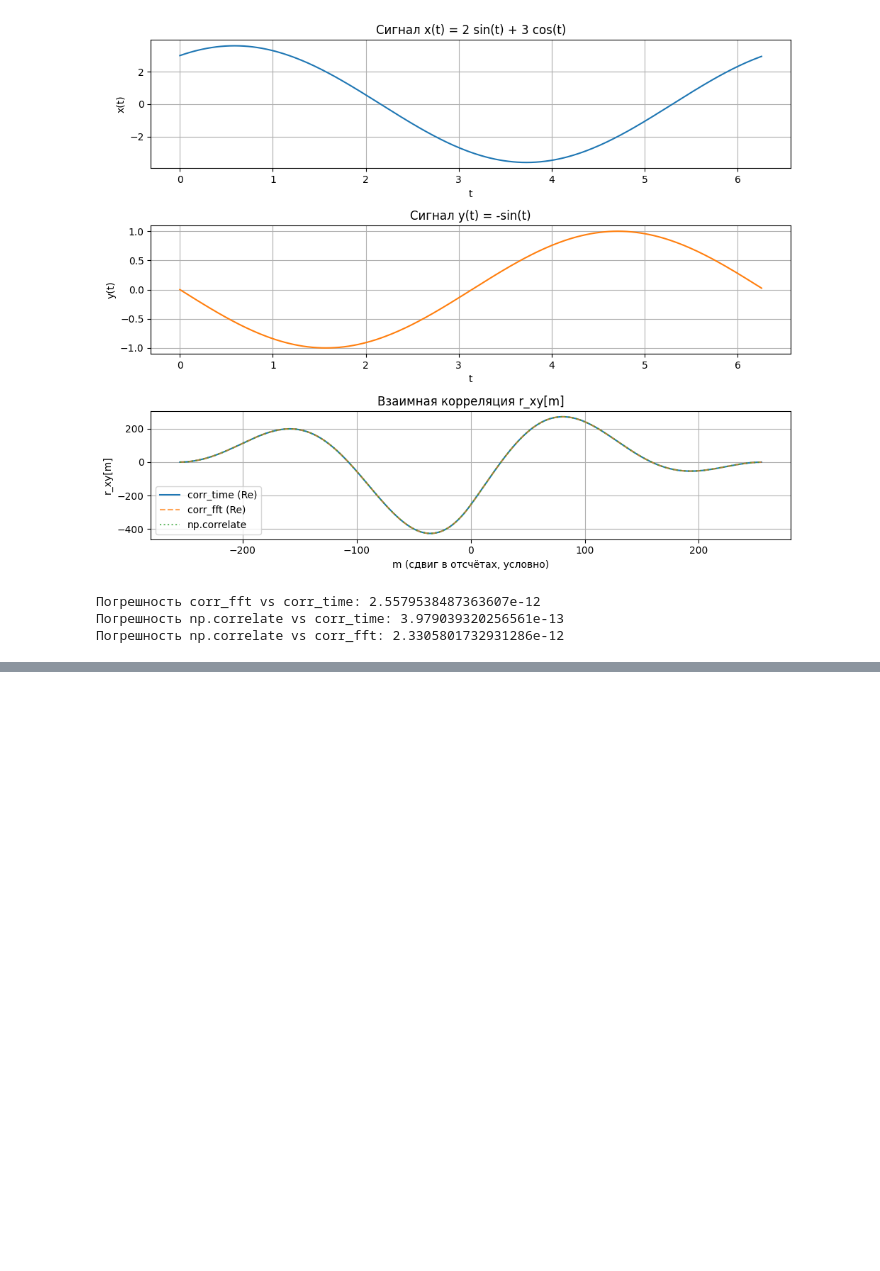
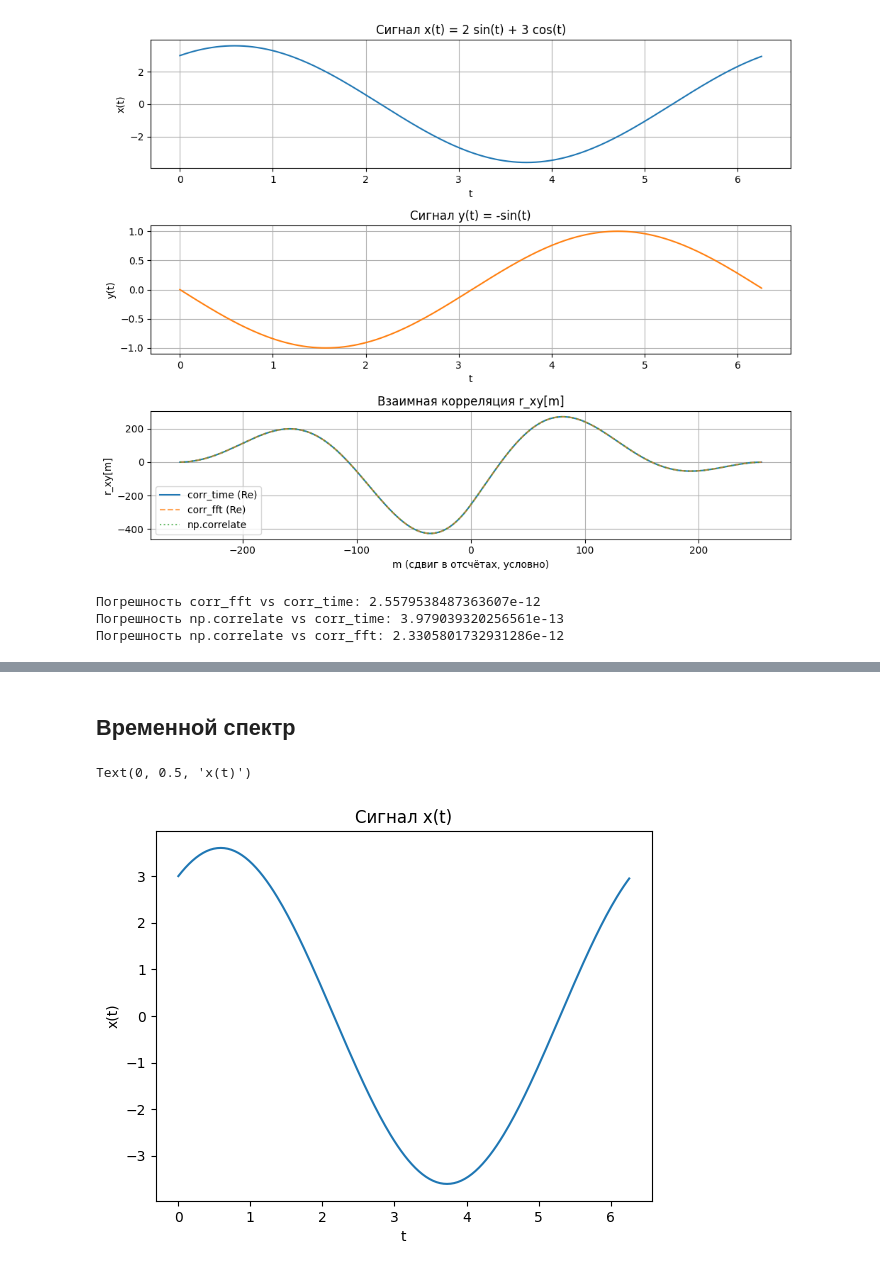
Before and after one commit to Silvarious9862/cosii, a Jupyter notebook: sem1/lab1/notebooks/theory.ipynb, the cells around one changed output, grey strips where cells are left out. Saved outputs shown, nothing was run; the diff lists cells and outputs as text; code cells hidden in the pictures; blank space fills up the shorter version.

```diff
--- a/sem1/lab1/notebooks/theory.ipynb
+++ b/sem1/lab1/notebooks/theory.ipynb
@@ -472,0 +495,11 @@ len R_time = 511 len R_fft = 511 len R_np = 511
+# %% [markdown]
+## Временной спектр
+# %%
+t = np.arange(N) * (T/N)
+plt.plot(t, x)
+plt.title('Сигнал x(t)')
+plt.xlabel('t')
+plt.ylabel('x(t)')
+# %% [output]
+Text(0, 0.5, 'x(t)')
+[figure, added]
```
Also changed, not shown: parts of 3 cells of this notebook, 5 other files.
